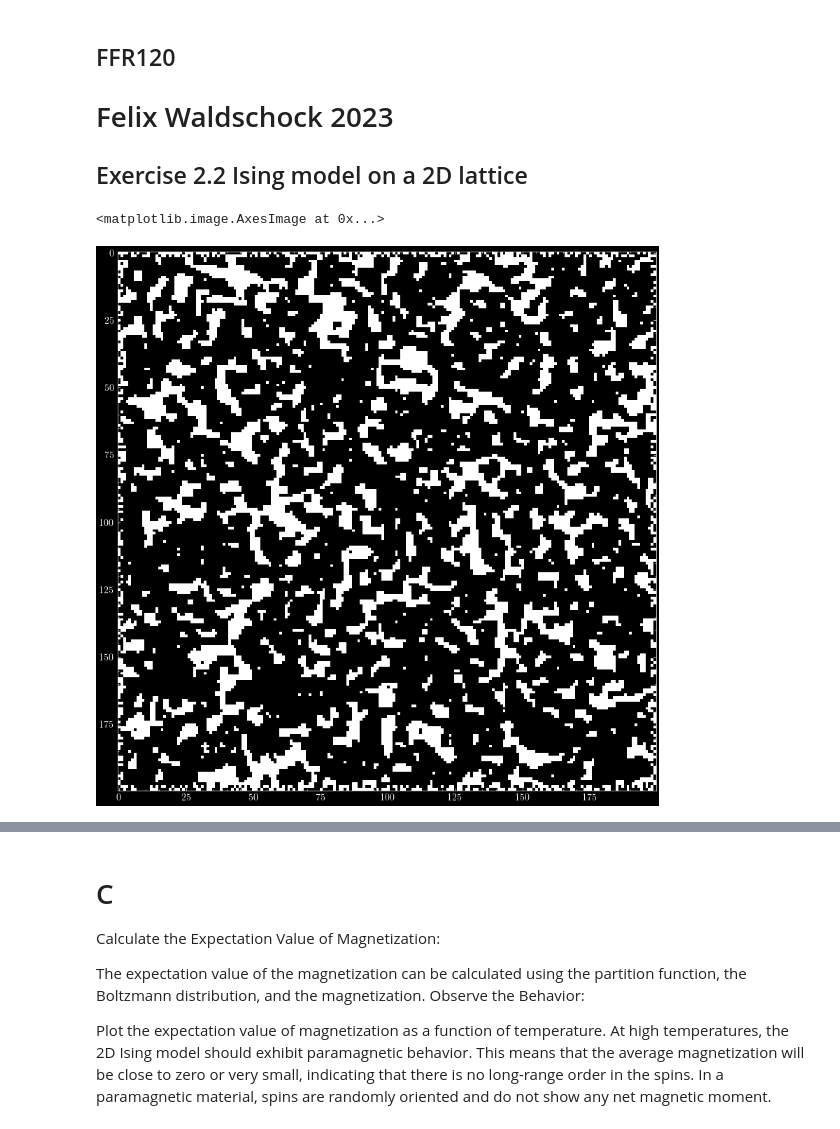
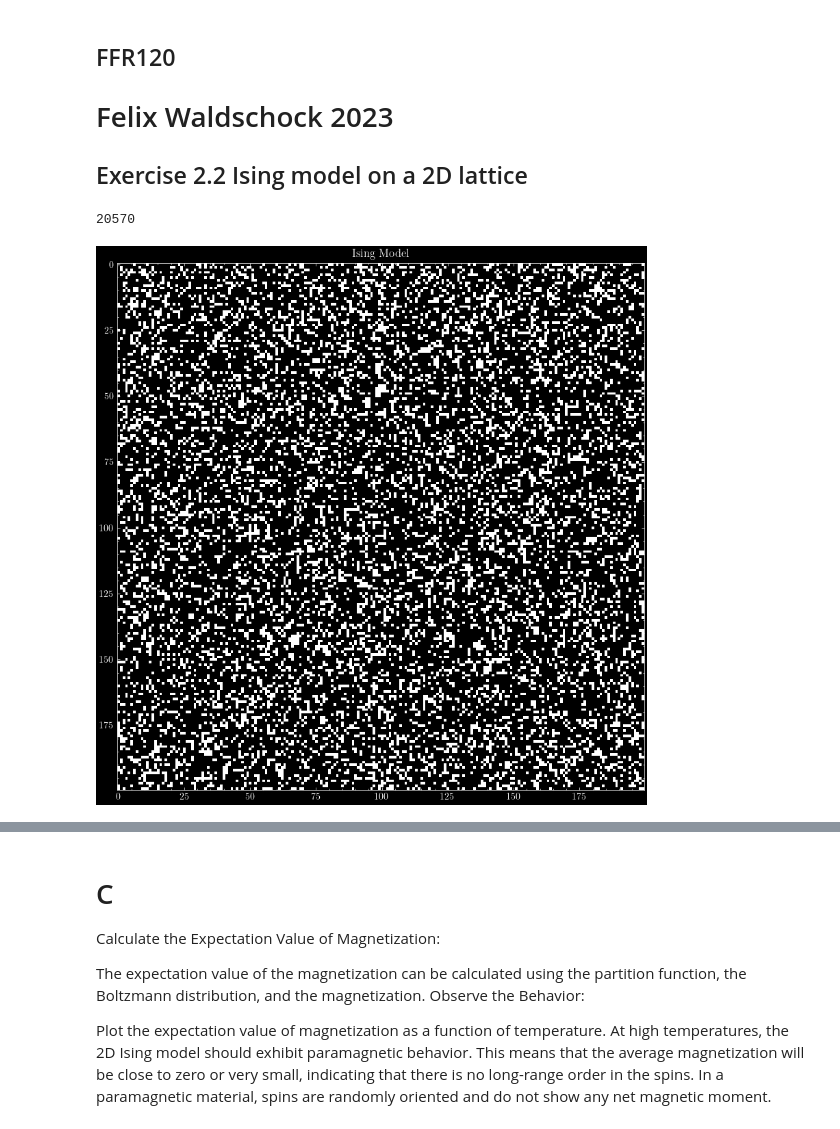
Before and after one commit to FelixWaldschock/Chalmers_FFR120_Simulation_Of_Complex_System, a Jupyter notebook: HW_01/Exercise_2-2/Exercise_2-2.ipynb, the cells around one changed output, grey strips where cells are left out. Cells and saved outputs as stored; diff of their text form; code cells hidden in the pictures.

```diff
--- a/HW_01/Exercise_2-2/Exercise_2-2.ipynb
+++ b/HW_01/Exercise_2-2/Exercise_2-2.ipynb
@@ -11,13 +11,14 @@ plt.style.use('science')
 #cmapStyle = "seismic"
 cmapStyle = 'binary'
 # %%
-N = 200 # number of spins
-J = 1 # feerromagnetic material
-H = 0 # external magnetic field
-Tc = 2.269 # critical temperature
-T = 1
+N = 200     # number of spins
+J = 1       # ferromagnetic material
+H = 0       # external magnetic field
+Tc = 2.269  # critical temperature
+T = 5       # simulation temparture
 kB = 1
 beta = 1 / T
 # %%
 def initGrid(N):
-    return np.random.choice([-1,1], size=(N, N), p=[0.5,0.5])
+    grid = np.random.choice([-1,1], size=(N, N), p=[0.5,0.5])
+    return grid
@@ -73,14 +85,20 @@ def update(grid, percetance):
-# %%
-updatedGrid = grid
-for i in range(10000):
-    updatedGrid = update(updatedGrid, 10)
-# %%
-#plt.figure(figsize=(10, 10))
-#plt.imshow(init_grid, cmap=cmapStyle)
-plt.show()
-plt.figure(figsize=(10, 10))
-plt.imshow(updatedGrid, cmap=cmapStyle)
-# %% [output]
-<matplotlib.image.AxesImage at 0x...>
-[figure, removed]
+# %%
+newGrid = grid.copy()
+T = 5
+H = 5
+
+# run for several iterations
+for i in range(100):
+    newGrid = update(newGrid, 10, beta, H)
+
+# plot the results
+plt.figure(figsize=(10,10))
+plt.imshow(newGrid, cmap=cmapStyle)
+plt.title('Ising Model')
+
+sum = np.sum(newGrid)
+print(sum)
+# %% [output]
+20570
+[figure, added]
 # %%
```
Also changed, not shown: parts of 10 cells of this notebook, 8 other files.
